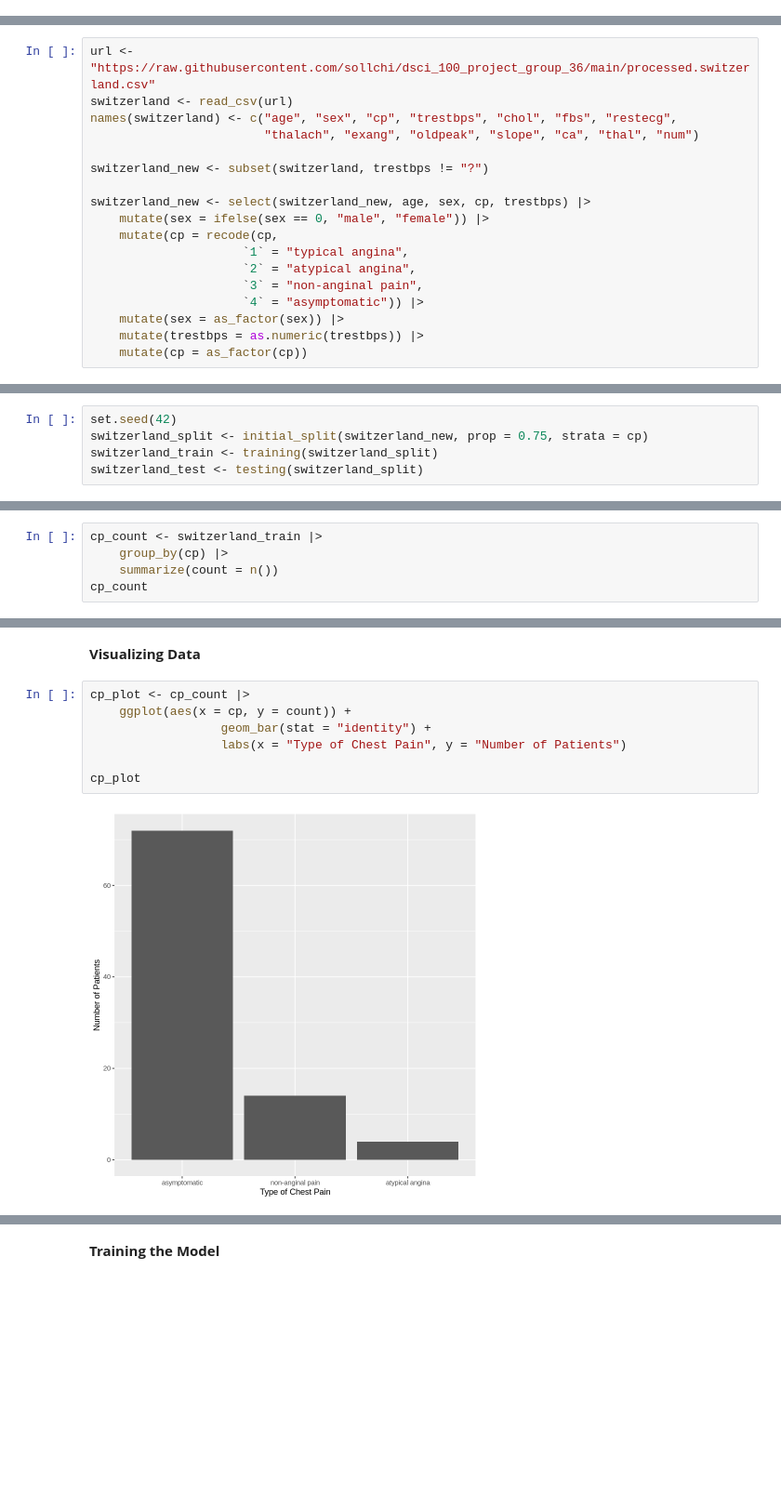
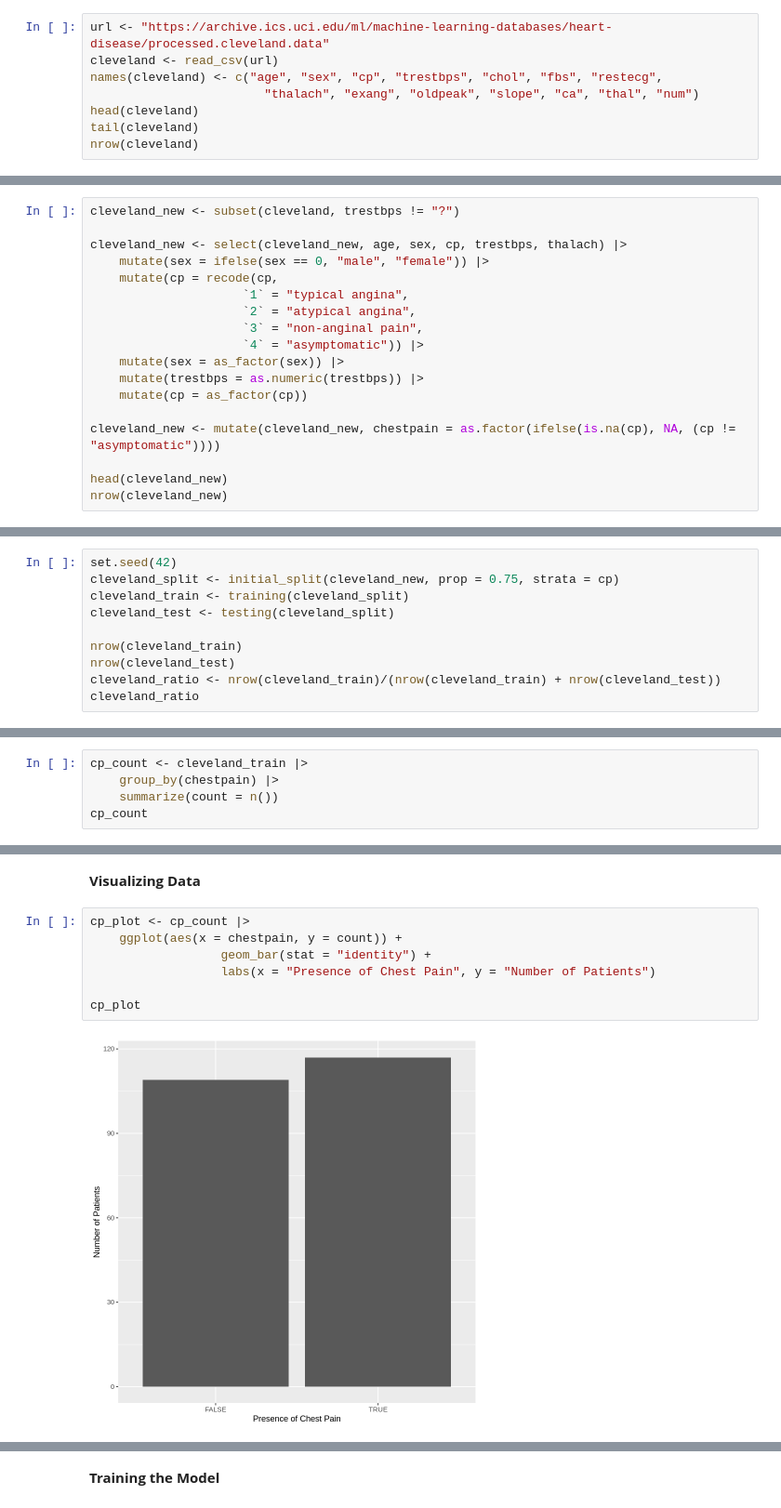
Before and after one commit to sollchi/dsci_100_project_group_36, a Jupyter notebook: Proposal.ipynb, the cells around one changed output, grey strips where cells are left out. Shown: that part at 93% size. Cells and saved outputs as stored; diff of their text form; blank space fills up the shorter version.

```diff
--- a/Proposal.ipynb
+++ b/Proposal.ipynb
@@ -24,0 +28,8 @@ library(readr)
+# %%
+url <- "https://archive.ics.uci.edu/ml/machine-learning-databases/heart-disease/processed.cleveland.data"
+cleveland <- read_csv(url)
+names(cleveland) <- c("age", "sex", "cp", "trestbps", "chol", "fbs", "restecg",
+                        "thalach", "exang", "oldpeak", "slope", "ca", "thal", "num")
+head(cleveland)
+tail(cleveland)
+nrow(cleveland)
@@ -25,14 +70,9 @@ library(readr)
 # %% [markdown]
 **Tidying Data**
 # %%
-url <- "https://raw.githubusercontent.com/sollchi/dsci_100_project_group_36/main/processed.switzerland.csv"
-switzerland <- read_csv(url)
-names(switzerland) <- c("age", "sex", "cp", "trestbps", "chol", "fbs", "restecg",
-                        "thalach", "exang", "oldpeak", "slope", "ca", "thal", "num")
+cleveland_new <- subset(cleveland, trestbps != "?")
 
-switzerland_new <- subset(switzerland, trestbps != "?")
-
-switzerland_new <- select(switzerland_new, age, sex, cp, trestbps) |>
+cleveland_new <- select(cleveland_new, age, sex, cp, trestbps, thalach) |>
     mutate(sex = ifelse(sex == 0, "male", "female")) |>
     mutate(cp = recode(cp,
                      `1` = "typical angina",
@@ -42,4 +82,9 @@ switzerland_new <- select(switzerland_new, age, sex, cp, trestbps) |>
     mutate(sex = as_factor(sex)) |>
     mutate(trestbps = as.numeric(trestbps)) |>
     mutate(cp = as_factor(cp))
+
+cleveland_new <- mutate(cleveland_new, chestpain = as.factor(ifelse(is.na(cp), NA, (cp != "asymptomatic"))))
+
+head(cleveland_new)
+nrow(cleveland_new)
 # %% [output]
@@ -66,6 +102,11 @@ dbl (5): 32, 1...2, 1...3, 0...5, 1...14
 **Splitting Data**
 # %%
 set.seed(42)
-switzerland_split <- initial_split(switzerland_new, prop = 0.75, strata = cp)
-switzerland_train <- training(switzerland_split)
-switzerland_test <- testing(switzerland_split)
+cleveland_split <- initial_split(cleveland_new, prop = 0.75, strata = cp)
+cleveland_train <- training(cleveland_split)
+cleveland_test <- testing(cleveland_split)
+
+nrow(cleveland_train)
+nrow(cleveland_test)
+cleveland_ratio <- nrow(cleveland_train)/(nrow(cleveland_train) + nrow(cleveland_test))
+cleveland_ratio
@@ -72,8 +117,8 @@ switzerland_test <- testing(switzerland_split)
 # %% [markdown]
 **Summarizing Data Based on cp**
 # %%
-cp_count <- switzerland_train |>
-    group_by(cp) |>
+cp_count <- cleveland_train |>
+    group_by(chestpain) |>
     summarize(count = n())
 cp_count
 # %% [output]
@@ -87,10 +131,10 @@ A tibble: 3 × 2
 **Visualizing Data**
 # %%
 cp_plot <- cp_count |>
-    ggplot(aes(x = cp, y = count)) +
+    ggplot(aes(x = chestpain, y = count)) +
                   geom_bar(stat = "identity") +
-                  labs(x = "Type of Chest Pain", y = "Number of Patients")
+                  labs(x = "Presence of Chest Pain", y = "Number of Patients")
 
 cp_plot
 # %% [output]
-[figure, old version]
+[figure, new version]
```
Also changed, not shown: parts of 8 cells of this notebook.
